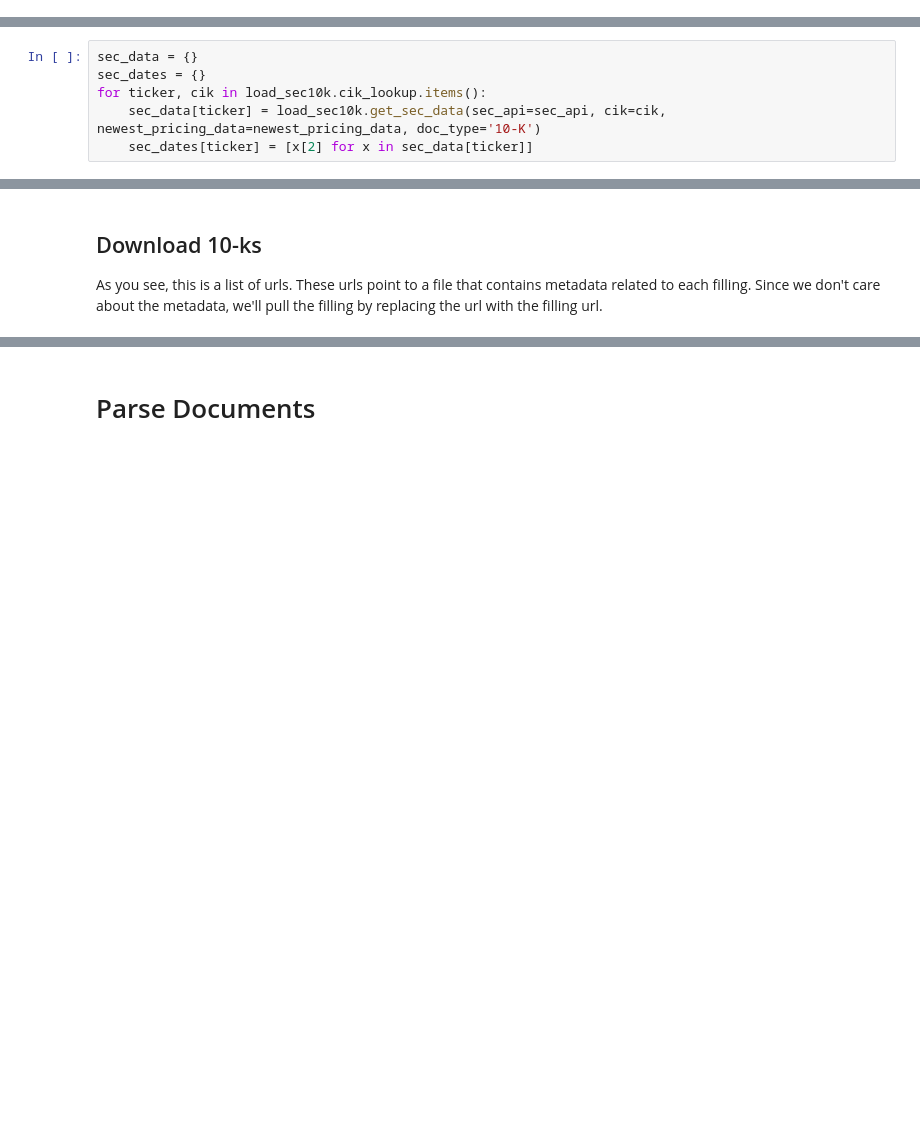
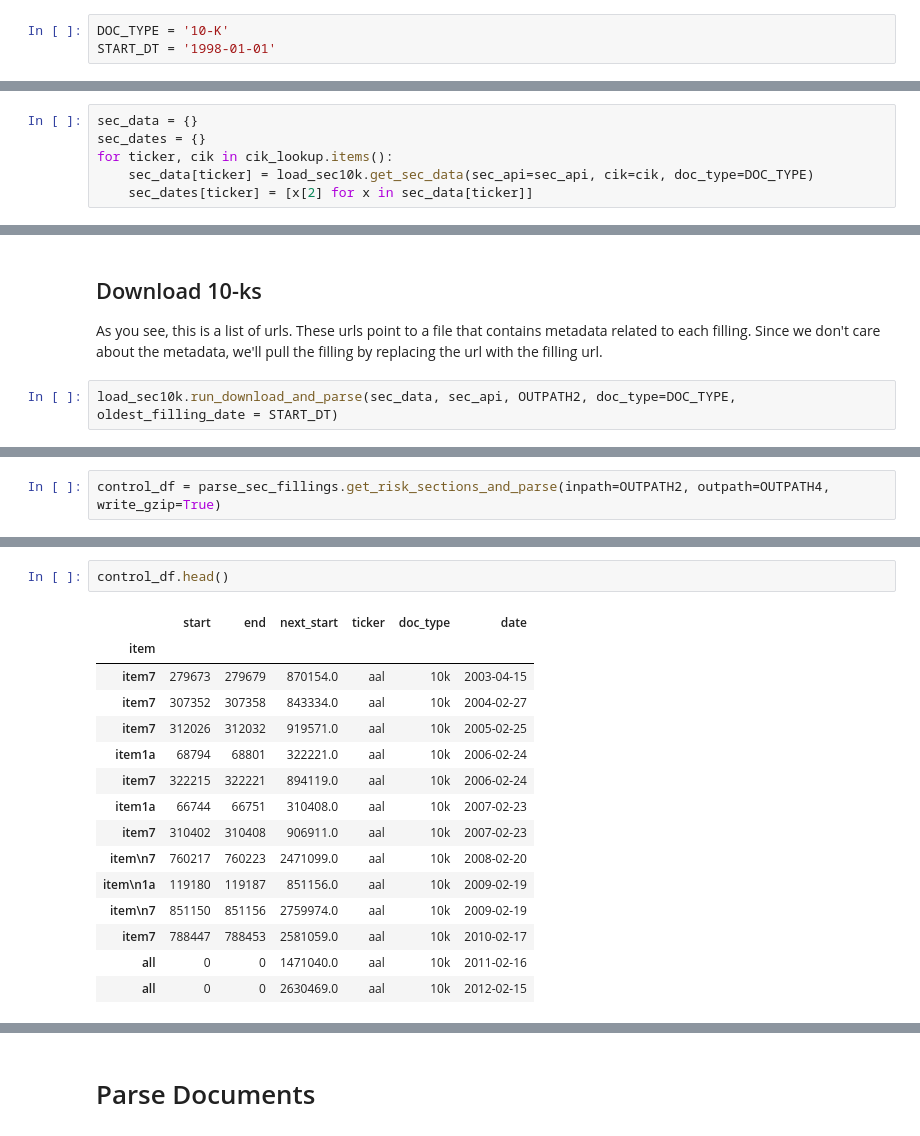
Before and after one commit to manualrg/dslab-ai-for-trading, a Jupyter notebook: notebooks/00_load_data/04_sec_10k.ipynb, the cells around one changed output, grey strips where cells are left out. Drawn from its saved outputs; the diff is of its cells as text; blank space fills up the shorter version.

Commit message:
donwload 10ks for full universe and write in gzip

```diff
--- a/notebooks/00_load_data/04_sec_10k.ipynb
+++ b/notebooks/00_load_data/04_sec_10k.ipynb
@@ -43,0 +80,3 @@ load_sec10k.cik_lookup
+# %%
+DOC_TYPE = '10-K'
+START_DT = '1998-01-01'
@@ -53,6 +94,6 @@ Let's pull the list using the `get_sec_data` function, then display some of the
 # %%
 sec_data = {}
 sec_dates = {}
-for ticker, cik in load_sec10k.cik_lookup.items():
-    sec_data[ticker] = load_sec10k.get_sec_data(sec_api=sec_api, cik=cik, newest_pricing_data=newest_pricing_data, doc_type='10-K')
+for ticker, cik in cik_lookup.items():
+    sec_data[ticker] = load_sec10k.get_sec_data(sec_api=sec_api, cik=cik, doc_type=DOC_TYPE)
     sec_dates[ticker] = [x[2] for x in sec_data[ticker]]
@@ -98,3 +142,5 @@ pprint.pprint(sec_data[example_ticker][:5])
 # %% [markdown]
 ## Download 10-ks
 As you see, this is a list of urls. These urls point to a file that contains metadata related to each filling. Since we don't care about the metadata, we'll pull the filling by replacing the url with the filling url.
+# %%
+load_sec10k.run_download_and_parse(sec_data, sec_api, OUTPATH2, doc_type=DOC_TYPE, oldest_filling_date = START_DT)
@@ -100,0 +200,2 @@ As you see, this is a list of urls. These urls point to a file that contains met
+# %%
+control_df = parse_sec_fillings.get_risk_sections_and_parse(inpath=OUTPATH2, outpath=OUTPATH4, write_gzip=True)
@@ -101,3 +215,21 @@ As you see, this is a list of urls. These urls point to a file that contains met
+# %%
+control_df.head()
+# %% [output]
+|  | start | end | next_start | ticker | doc_type | date |
+| item |  |  |  |  |  |  |
+| item7 | 279673 | 279679 | 870154.0 | aal | 10k | 2003-04-15 |
+| item7 | 307352 | 307358 | 843334.0 | aal | 10k | 2004-02-27 |
+| item7 | 312026 | 312032 | 919571.0 | aal | 10k | 2005-02-25 |
+| item1a | 68794 | 68801 | 322221.0 | aal | 10k | 2006-02-24 |
+| item7 | 322215 | 322221 | 894119.0 | aal | 10k | 2006-02-24 |
+| item1a | 66744 | 66751 | 310408.0 | aal | 10k | 2007-02-23 |
+| item7 | 310402 | 310408 | 906911.0 | aal | 10k | 2007-02-23 |
+| item\n7 | 760217 | 760223 | 2471099.0 | aal | 10k | 2008-02-20 |
+| item\n1a | 119180 | 119187 | 851156.0 | aal | 10k | 2009-02-19 |
+| item\n7 | 851150 | 851156 | 2759974.0 | aal | 10k | 2009-02-19 |
+| item7 | 788447 | 788453 | 2581059.0 | aal | 10k | 2010-02-17 |
+| all | 0 | 0 | 1471040.0 | aal | 10k | 2011-02-16 |
+| all | 0 | 0 | 2630469.0 | aal | 10k | 2012-02-15 |
 # %%
 raw_fillings_by_ticker = {}
 
```
Also changed, not shown: parts of 34 cells of this notebook, 4 other files.
